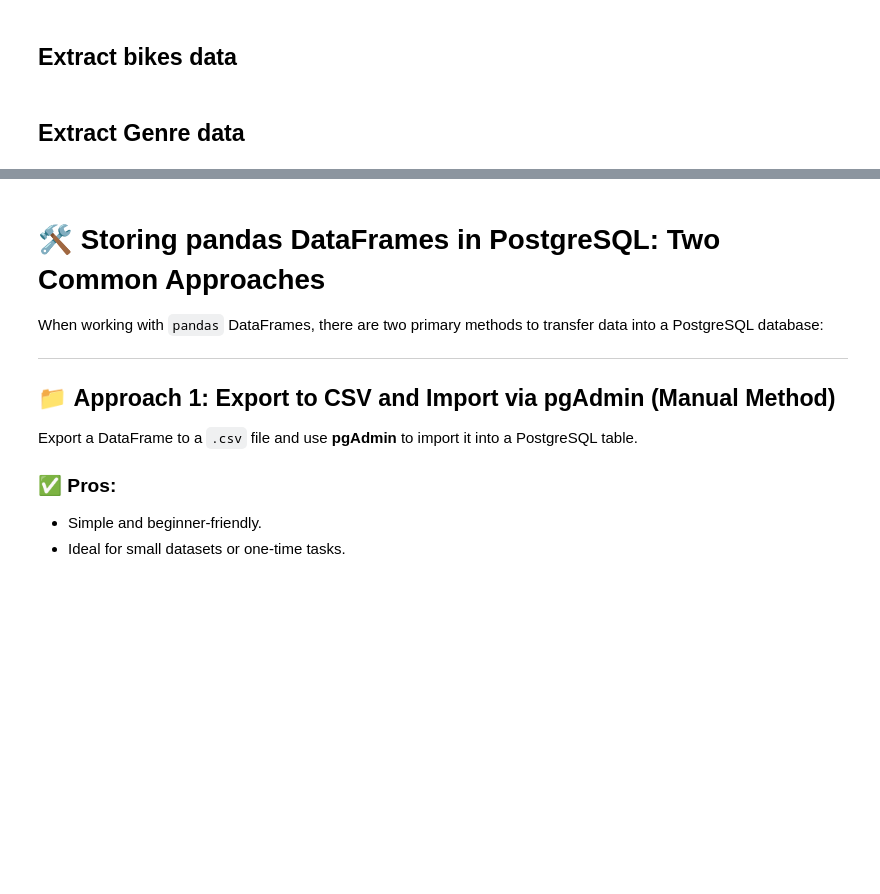
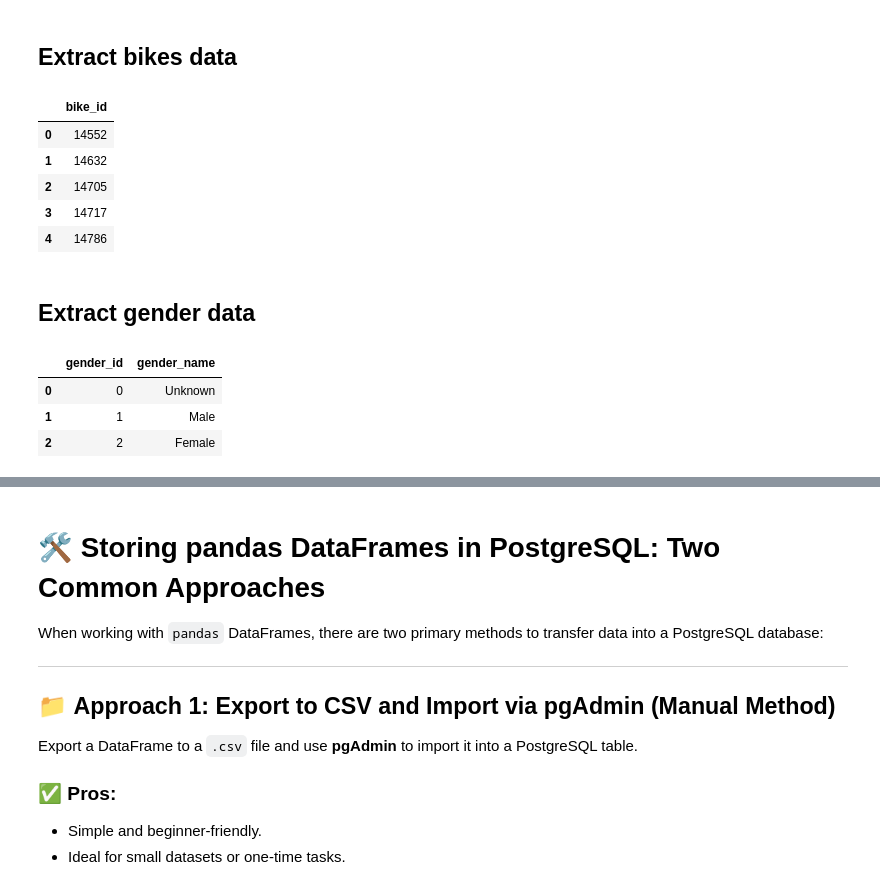
Before and after one commit to Kristian0703/bikes_rentals_project, a Jupyter notebook: analysis/analysis.ipynb, the cells around one changed output, grey strips where cells are left out. Drawn from its saved outputs; the diff is of its cells as text; code cells hidden in the pictures; blank space fills up the shorter version.

```diff
--- a/analysis/analysis.ipynb
+++ b/analysis/analysis.ipynb
@@ -108,7 +150,25 @@ stations_df = pd.concat([start_stations, end_stations]).drop_duplicates('Station
 ## Extract bikes data
 # %%
 bikes_df = citibike_df[['Bike ID']].drop_duplicates().sort_values(by='Bike ID').reset_index(drop=True)
+bikes_df.columns = bikes_df.columns.str.lower().str.replace(' ', '_')
+bikes_df.head()
+# %% [output]
+|  | bike_id |
+| 0 | 14552 |
+| 1 | 14632 |
+| 2 | 14705 |
+| 3 | 14717 |
+| 4 | 14786 |
 # %% [markdown]
-## Extract Genre data
+## Extract gender data
 # %%
-genre_df = citibike_df[['Gender', 'Gender Name']].drop_duplicates().sort_values(by='Gender').reset_index(drop=True)
+gender_df = citibike_df[['Gender', 'Gender Name']].drop_duplicates().sort_values(by='Gender').reset_index(drop=True)
+gender_df = gender_df.rename(columns={'Gender': 'Gender ID'})
+# Standardize column names: lowercase and replace spaces with underscores
+gender_df.columns = gender_df.columns.str.lower().str.replace(' ', '_')
+gender_df.head()
+# %% [output]
+|  | gender_id | gender_name |
+| 0 | 0 | Unknown |
+| 1 | 1 | Male |
+| 2 | 2 | Female |
```
Also changed, not shown: parts of 20 cells of this notebook, 1 other file.
